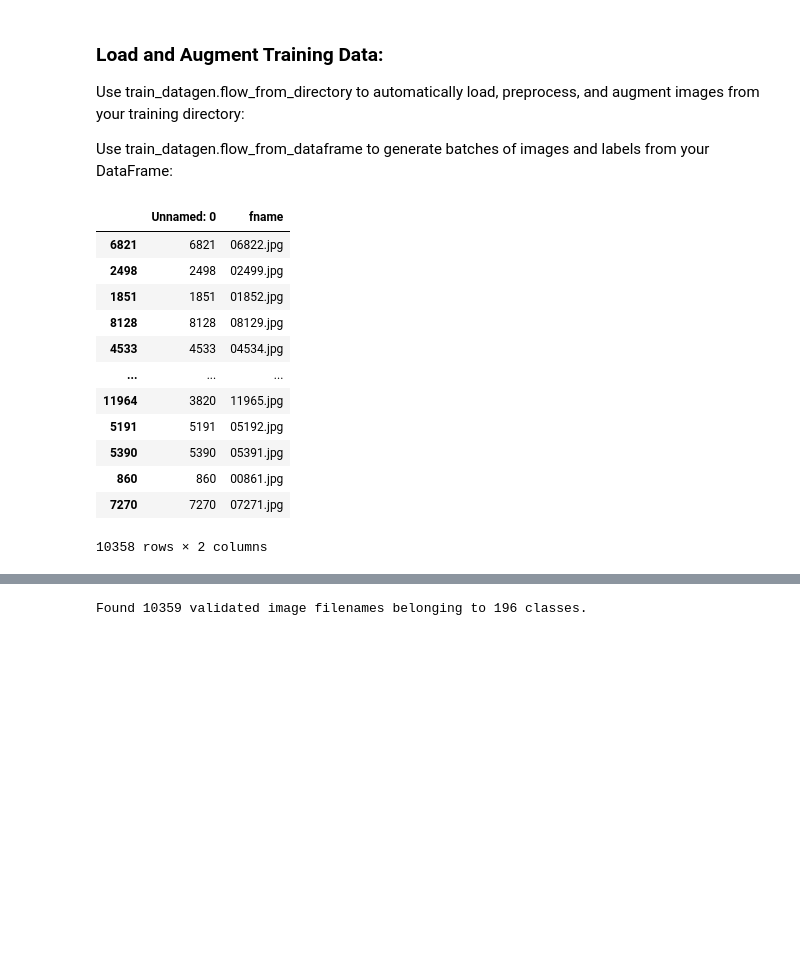
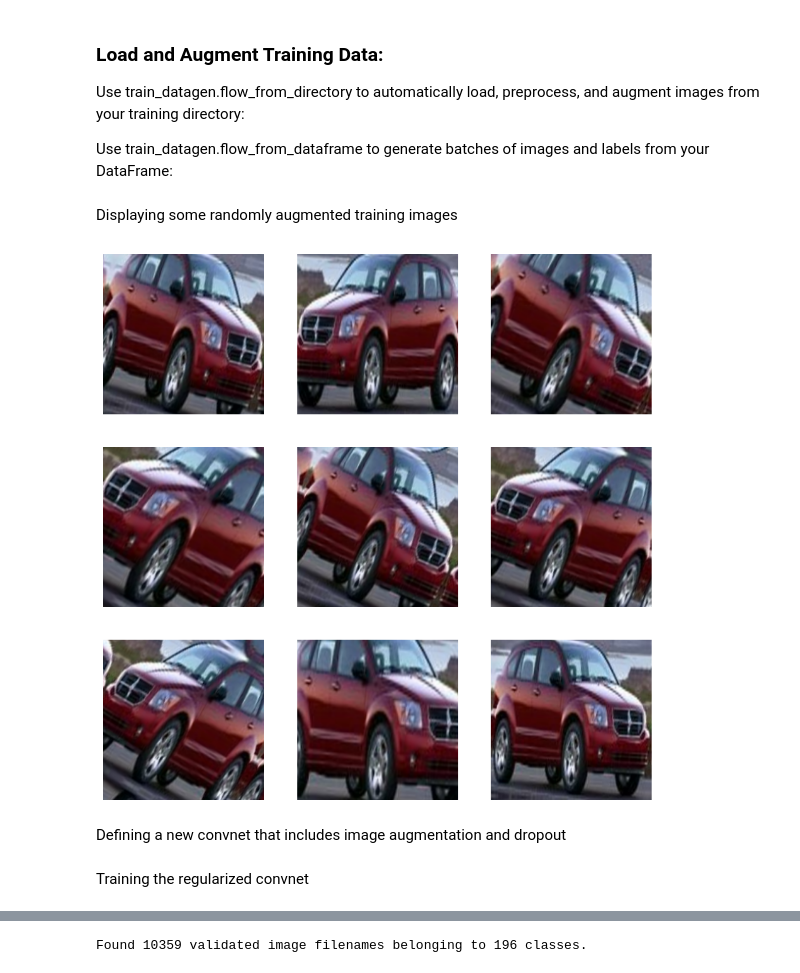
Before and after one commit to belanasaikiran/Team-6-Big-Data-Project, a Jupyter notebook: temp/Car_Make_Model_Detection_Classification_Sequential.ipynb, the cells around one changed output, grey strips where cells are left out. Cells and saved outputs as stored; diff of their text form; code cells hidden in the pictures; blank space fills up the shorter version.

```diff
--- a/temp/Car_Make_Model_Detection_Classification_Sequential.ipynb
+++ b/temp/Car_Make_Model_Detection_Classification_Sequential.ipynb
@@ -319,2 +303,14 @@ All Images have been cropped
 # %% [markdown]
 Creating a variable for resized data that we can use to update the bounding box information
+# %%
+from keras.utils import image_dataset_from_directory
+cropped_dataset_directory = "/content/DataSet/croppedResizedImages/"
+
+train_dataset = image_dataset_from_directory(
+    cropped_dataset_directory + "/train",
+    image_size=(224, 224),
+)
+test_dataset = image_dataset_from_directory(
+    cropped_dataset_directory + "/test",
+    image_size=(224, 224),
+)
@@ -433,15 +438,10 @@ train_data_resized['class'] = train_data_resized['class'].astype(str)
 # %%
-train_datagen = ImageDataGenerator(
-    rescale=1./255,                  # Normalize pixel values
-    rotation_range=10,               # Slight rotation, assuming cars are mostly upright
-    width_shift_range=0.1,           # Horizontal shifts, simulating different angles
-    height_shift_range=0.1,          # Vertical shifts, cars at different distances
-    shear_range=0.1,                 # Shear, simulating camera angle changes
-    zoom_range=0.2,                  # Zoom, simulating cars moving closer or further away
-    horizontal_flip=True,            # Flip, cars can appear in either orientation on a road
-    brightness_range=[0.8,1.2],      # Brightness, different lighting conditions
-    fill_mode='nearest',             # Fill mode, to handle new pixels after a shift or rotation
-    validation_split=0.2             # Use 20% of images for validation
+data_augmentation = keras.Sequential(
+    [
+        layers.RandomFlip("horizontal"),
+        layers.RandomRotation(0.1),
+        layers.RandomZoom(0.2),
+    ]
 )
 
 # Reducing the rotation range for vehicle data is based on the assumption that, in real-world scenarios, vehicles are typically seen upright, and significant rotations (like those you might see with arbitrary objects) are not common.
@@ -456,19 +452,18 @@ train_datagen
 Use train_datagen.flow_from_directory to automatically load, preprocess, and augment images from your training directory:
 
 Use train_datagen.flow_from_dataframe to generate batches of images and labels from your DataFrame:
-# %%
-X_train
-# %% [output]
-|  | Unnamed: 0 | fname |
-| 6821 | 6821 | 06822.jpg |
-| 2498 | 2498 | 02499.jpg |
-| 1851 | 1851 | 01852.jpg |
-| 8128 | 8128 | 08129.jpg |
-| 4533 | 4533 | 04534.jpg |
-| ... | ... | ... |
-| 11964 | 3820 | 11965.jpg |
-| 5191 | 5191 | 05192.jpg |
-| 5390 | 5390 | 05391.jpg |
-| 860 | 860 | 00861.jpg |
-| 7270 | 7270 | 07271.jpg |
-10358 rows × 2 columns
+# %% [markdown]
+Displaying some randomly augmented training images
+# %%
+import matplotlib.pyplot as plt
+plt.figure(figsize=(10, 10))
+for images, _ in train_dataset.take(1):
+    for i in range(9):
+        augmented_images = data_augmentation(images)
+        ax = plt.subplot(3, 3, i + 1)
+        plt.imshow(augmented_images[0].numpy().astype("uint8"))
+        plt.axis("off")
+# %% [output]
+[figure, added]
+# %% [markdown]
+Defining a new convnet that includes image augmentation and dropout
@@ -474,0 +494,2 @@ X_train
+# %% [markdown]
+Training the regularized convnet
```
Also changed, not shown: parts of 48 cells of this notebook.
